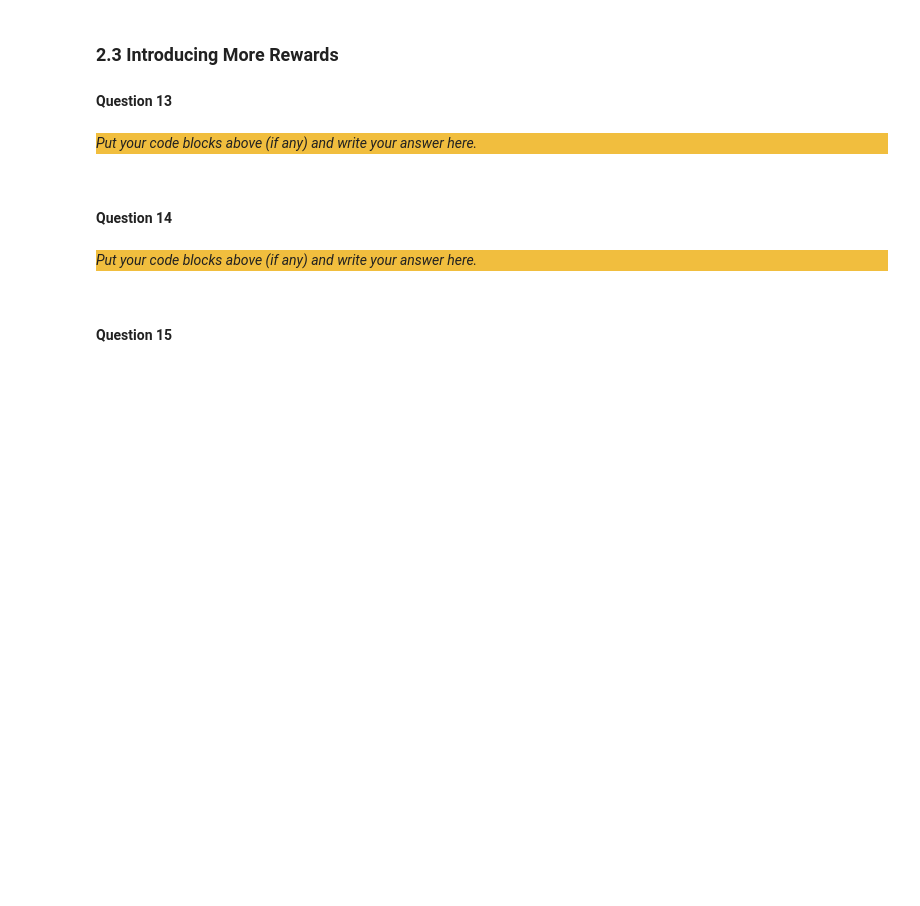
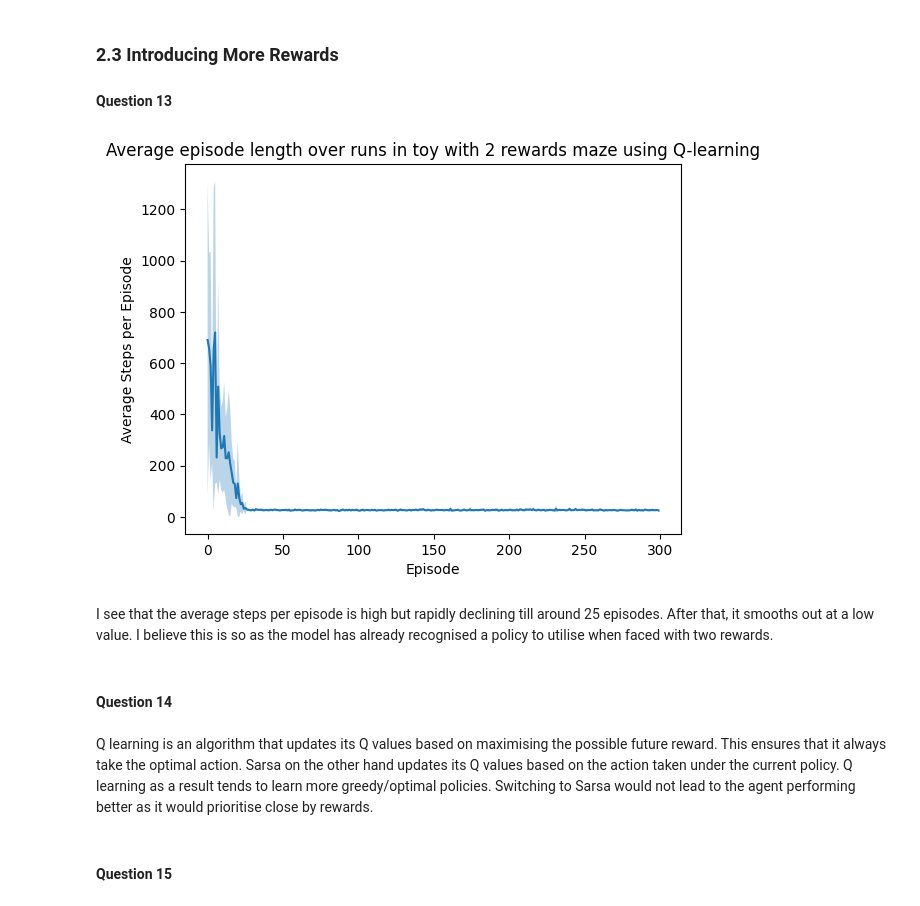
Before and after one commit to fusiatique/ci-assignments, a Jupyter notebook: assignment_3/src/Main.ipynb, the cells around one changed output. Cells and saved outputs as stored; diff of their text form; code cells hidden in the pictures; blank space fills up the shorter version.

```diff
--- a/assignment_3/src/Main.ipynb
+++ b/assignment_3/src/Main.ipynb
@@ -664,15 +663,32 @@ _Put your code blocks above (if any) and write your answer here._
 # %% [markdown]
 ### 2.3 Introducing More Rewards
 #### Question 13
-# %% [markdown]
-<div style="background-color:#f1be3e">
-
-_Put your code blocks above (if any) and write your answer here._
+# %%
+toy_maze = Maze("./../data/toy_maze.txt")
+toy_maze.set_reward(x=9, y=9, reward=10)
+toy_maze.set_terminal(x=9, y=9)
+
+toy_maze.set_reward(x=9, y=0, reward=5)
+toy_maze.set_terminal(x=9, y=0)
+
+results = run_multiple_q(
+    maze=toy_maze,
+    n_runs=10,
+    params={"lr": 0.7, "gamma": 0.9},
+    eps=0.1,
+    early_stop=100000,
+    q_learning=True,
+    strategy="e_greedy"
+)
+
+plot_average_episode_lengths(results, "toy with 2 rewards", "Q-learning")
+# %% [output]
+[figure, added]
+# %% [markdown]
+I see that the average steps per episode is high but rapidly declining till around 25 episodes. After that, it smooths out at a low value. I believe this is so as the model has already recognised a policy to utilise when faced with two rewards.
 # %% [markdown]
 #### Question 14
-# %% [markdown]
-<div style="background-color:#f1be3e">
-
-_Put your code blocks above (if any) and write your answer here._
+# %% [markdown]
+Q learning is an algorithm that updates its Q values based on maximising the possible future reward. This ensures that it always take the optimal action. Sarsa on the other hand updates its Q values based on the action taken under the current policy. Q learning as a result tends to learn more greedy/optimal policies. Switching to Sarsa would not lead to the agent performing better as it would prioritise close by rewards.
 # %% [markdown]
 #### Question 15
```
Also changed, not shown: parts of 8 cells of this notebook.
